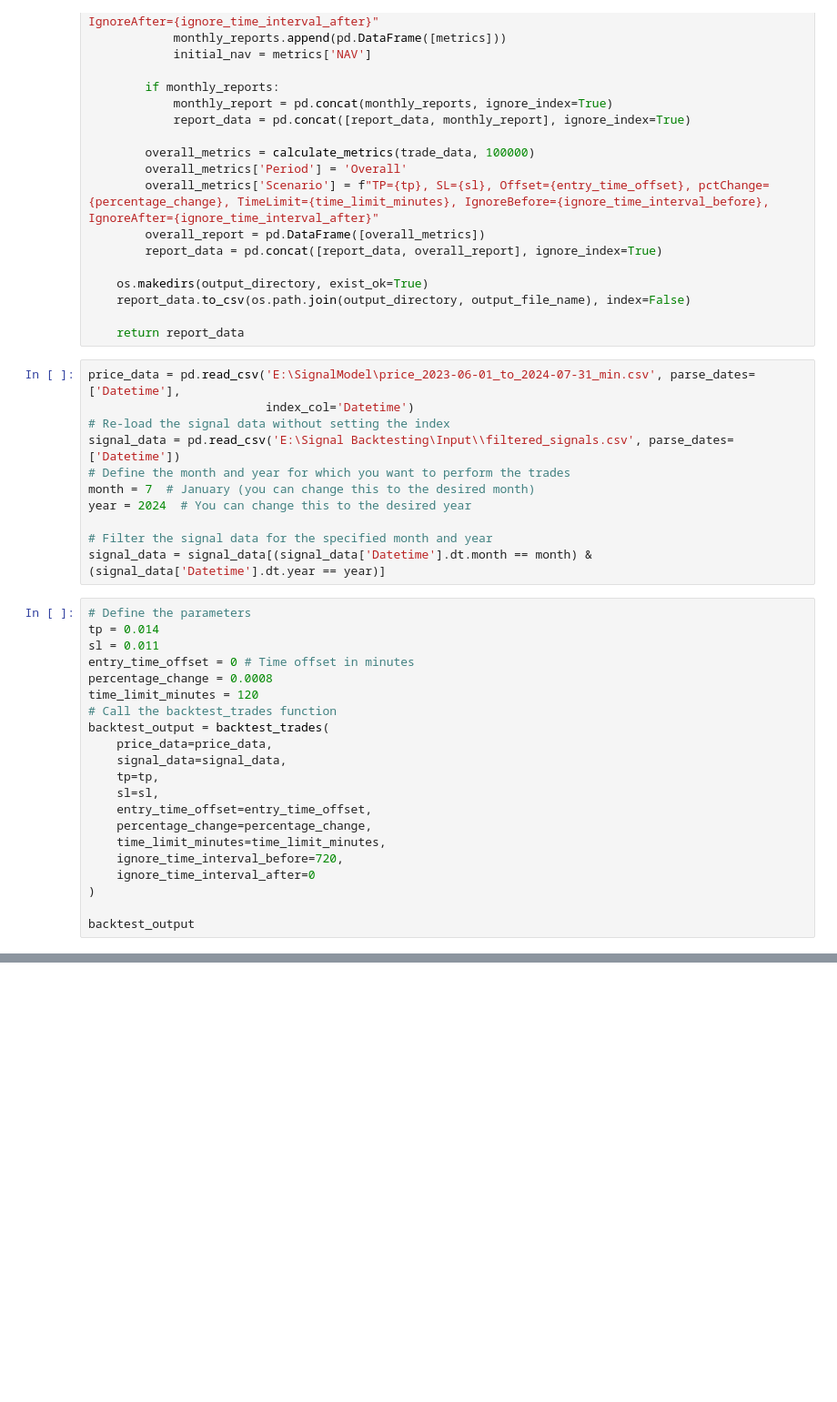
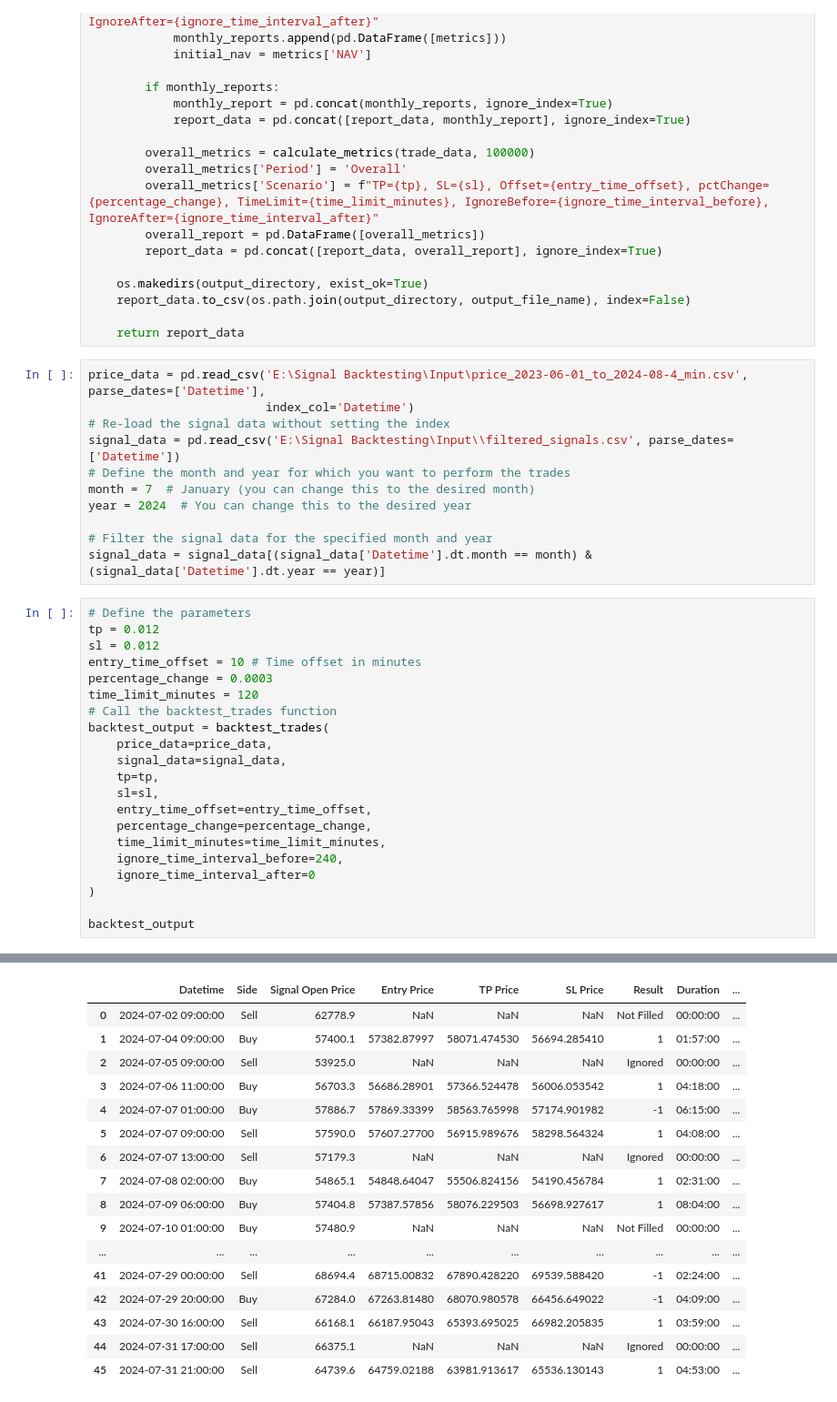
Before and after one commit to Capsmark/Signal_Backtesting, a Jupyter notebook: src/Backtesting.ipynb, the cells around one changed output, grey strips where cells are left out. Shown at 91% size. Saved outputs shown, nothing was run; the diff lists cells and outputs as text; blank space fills up the shorter version.

```diff
--- a/src/Backtesting.ipynb
+++ b/src/Backtesting.ipynb
@@ -378,7 +341,7 @@ def generate_report(price_data, signal_data, scenarios, output_directory, output
 
     return report_data
 # %%
-price_data = pd.read_csv('E:\SignalModel\price_2023-06-01_to_2024-07-31_min.csv', parse_dates=['Datetime'],
+price_data = pd.read_csv('E:\Signal Backtesting\Input\price_2023-06-01_to_2024-08-4_min.csv', parse_dates=['Datetime'],
                          index_col='Datetime')
 # Re-load the signal data without setting the index
 signal_data = pd.read_csv('E:\Signal Backtesting\Input\\filtered_signals.csv', parse_dates=['Datetime'])
@@ -390,10 +353,10 @@ year = 2024  # You can change this to the desired year
 signal_data = signal_data[(signal_data['Datetime'].dt.month == month) & (signal_data['Datetime'].dt.year == year)]
 # %%
 # Define the parameters
-tp = 0.014
-sl = 0.011
-entry_time_offset = 0 # Time offset in minutes
-percentage_change = 0.0008
+tp = 0.012
+sl = 0.012
+entry_time_offset = 10 # Time offset in minutes
+percentage_change = 0.0003
 time_limit_minutes = 120
 # Call the backtest_trades function
 backtest_output = backtest_trades(
@@ -404,7 +367,7 @@ backtest_output = backtest_trades(
     entry_time_offset=entry_time_offset,
     percentage_change=percentage_change,
     time_limit_minutes=time_limit_minutes,
-    ignore_time_interval_before=720,
+    ignore_time_interval_before=240,
     ignore_time_interval_after=0
 )
 
@@ -413,0 +376,17 @@ KeyError: Timestamp('2024-07-31 17:00:00')
+|  | Datetime | Side | Signal Open Price | Entry Price | TP Price | SL Price | Result | Duration | ... |
+| 0 | 2024-07-02 09:00:00 | Sell | 62778.9 | NaN | NaN | NaN | Not Filled | 00:00:00 | ... |
+| 1 | 2024-07-04 09:00:00 | Buy | 57400.1 | 57382.87997 | 58071.474530 | 56694.285410 | 1 | 01:57:00 | ... |
+| 2 | 2024-07-05 09:00:00 | Sell | 53925.0 | NaN | NaN | NaN | Ignored | 00:00:00 | ... |
+| 3 | 2024-07-06 11:00:00 | Buy | 56703.3 | 56686.28901 | 57366.524478 | 56006.053542 | 1 | 04:18:00 | ... |
+| 4 | 2024-07-07 01:00:00 | Buy | 57886.7 | 57869.33399 | 58563.765998 | 57174.901982 | -1 | 06:15:00 | ... |
+| 5 | 2024-07-07 09:00:00 | Sell | 57590.0 | 57607.27700 | 56915.989676 | 58298.564324 | 1 | 04:08:00 | ... |
+| 6 | 2024-07-07 13:00:00 | Sell | 57179.3 | NaN | NaN | NaN | Ignored | 00:00:00 | ... |
+| 7 | 2024-07-08 02:00:00 | Buy | 54865.1 | 54848.64047 | 55506.824156 | 54190.456784 | 1 | 02:31:00 | ... |
+| 8 | 2024-07-09 06:00:00 | Buy | 57404.8 | 57387.57856 | 58076.229503 | 56698.927617 | 1 | 08:04:00 | ... |
+| 9 | 2024-07-10 01:00:00 | Buy | 57480.9 | NaN | NaN | NaN | Not Filled | 00:00:00 | ... |
+| ... | ... | ... | ... | ... | ... | ... | ... | ... | ... |
+| 41 | 2024-07-29 00:00:00 | Sell | 68694.4 | 68715.00832 | 67890.428220 | 69539.588420 | -1 | 02:24:00 | ... |
+| 42 | 2024-07-29 20:00:00 | Buy | 67284.0 | 67263.81480 | 68070.980578 | 66456.649022 | -1 | 04:09:00 | ... |
+| 43 | 2024-07-30 16:00:00 | Sell | 66168.1 | 66187.95043 | 65393.695025 | 66982.205835 | 1 | 03:59:00 | ... |
+| 44 | 2024-07-31 17:00:00 | Sell | 66375.1 | NaN | NaN | NaN | Ignored | 00:00:00 | ... |
+| 45 | 2024-07-31 21:00:00 | Sell | 64739.6 | 64759.02188 | 63981.913617 | 65536.130143 | 1 | 04:53:00 | ... |
```
Also changed, not shown: parts of 5 cells of this notebook, 44 other files.
